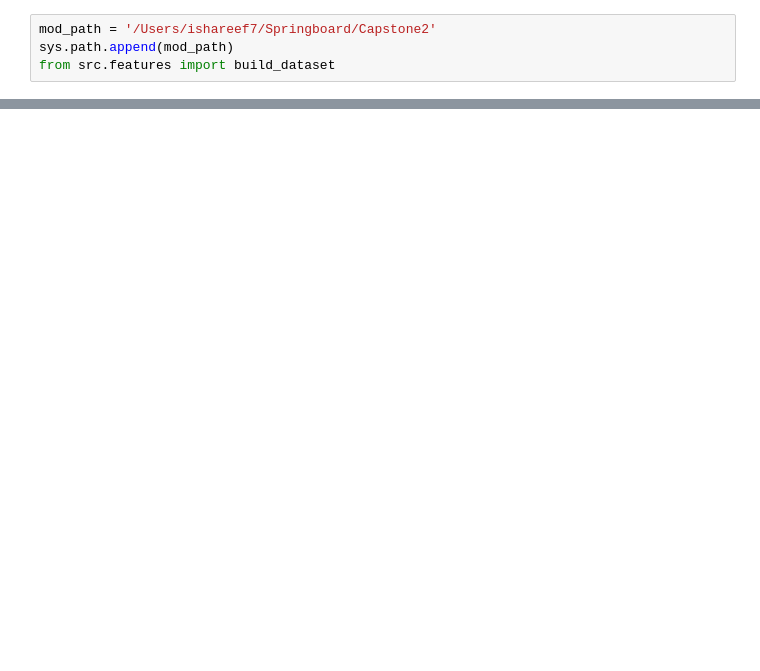
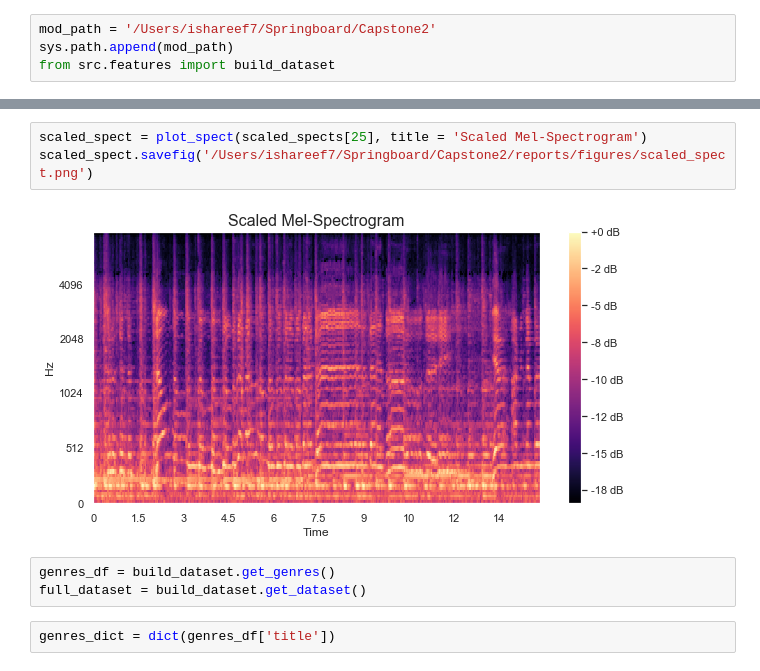
Before and after one commit to ishareef7/Springboard, a Jupyter notebook: Capstone2/notebooks/EDA.ipynb, the cells around one changed output, grey strips where cells are left out. Cells and saved outputs as stored; diff of their text form; blank space fills up the shorter version.

```diff
--- a/Capstone2/notebooks/EDA.ipynb
+++ b/Capstone2/notebooks/EDA.ipynb
@@ -37,0 +42,10 @@ sorted_genre = [genre_dict[int(i)] for i in order]
+# %%
+scaled_spect = plot_spect(scaled_spects[25], title = 'Scaled Mel-Spectrogram')
+scaled_spect.savefig('/Users/ishareef7/Springboard/Capstone2/reports/figures/scaled_spect.png')
+# %% [output]
+[figure, added]
+# %%
+genres_df = build_dataset.get_genres()
+full_dataset = build_dataset.get_dataset()
+# %%
+genres_dict = dict(genres_df['title'])
```
Also changed, not shown: parts of 27 cells of this notebook, 37 other files.
